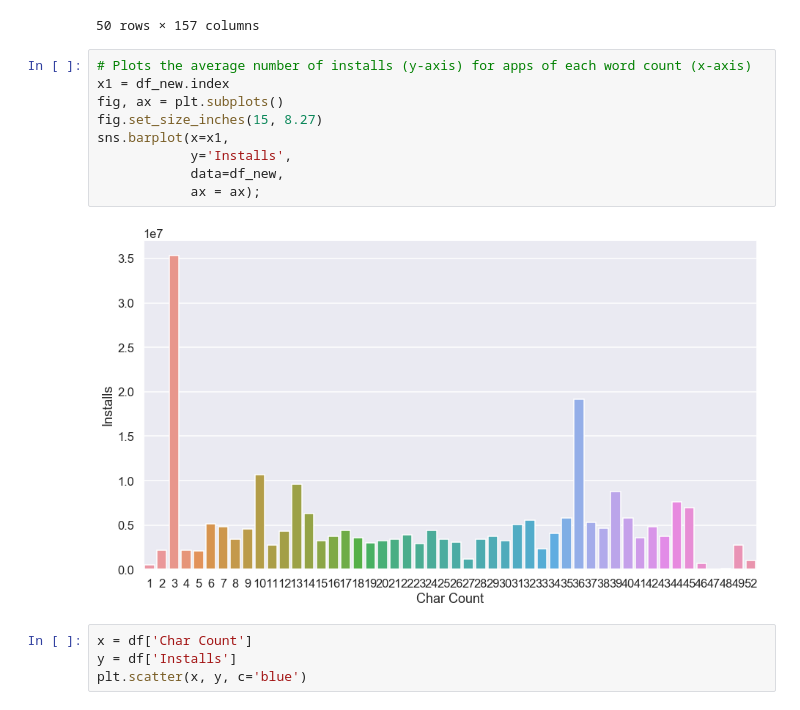
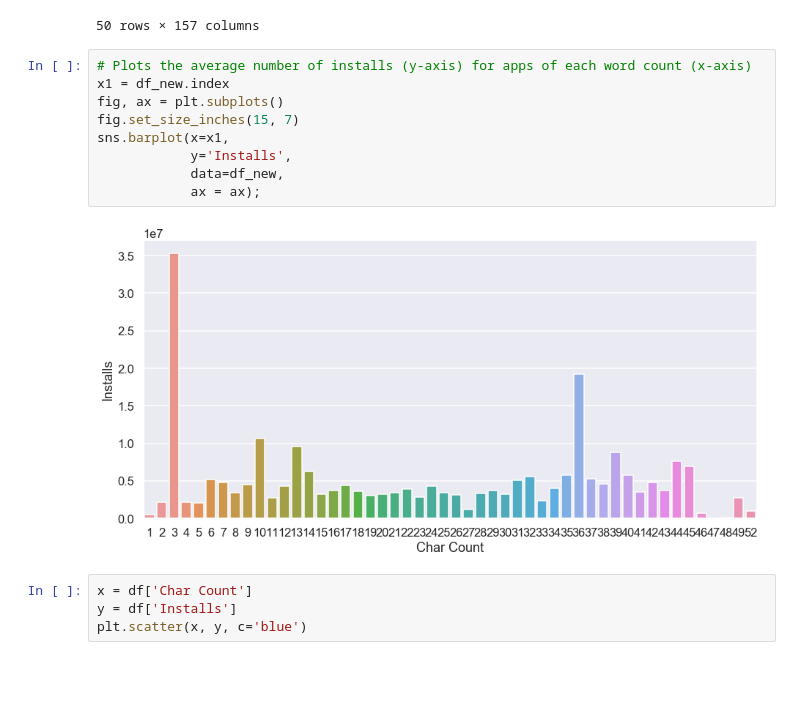
Before and after one commit to Titan-Ngo/COGS108_Repo, a Jupyter notebook: FinalProject.ipynb, the cells around one changed output. Drawn from its saved outputs; the diff is of its cells as text; blank space fills up the shorter version.

```diff
--- a/FinalProject.ipynb
+++ b/FinalProject.ipynb
@@ -760,14 +760,14 @@ df_new
 # %%
 # Plots the average number of installs (y-axis) for apps of each word count (x-axis)
 x1 = df_new.index
 fig, ax = plt.subplots()
-fig.set_size_inches(15, 8.27)
+fig.set_size_inches(15, 7)
 sns.barplot(x=x1,
             y='Installs',
             data=df_new,
             ax = ax);
 # %% [output]
-[figure, old version]
+[figure, new version]
 # %%
 x = df['Char Count']
 y = df['Installs']
```
Also changed, not shown: parts of 12 cells of this notebook.
